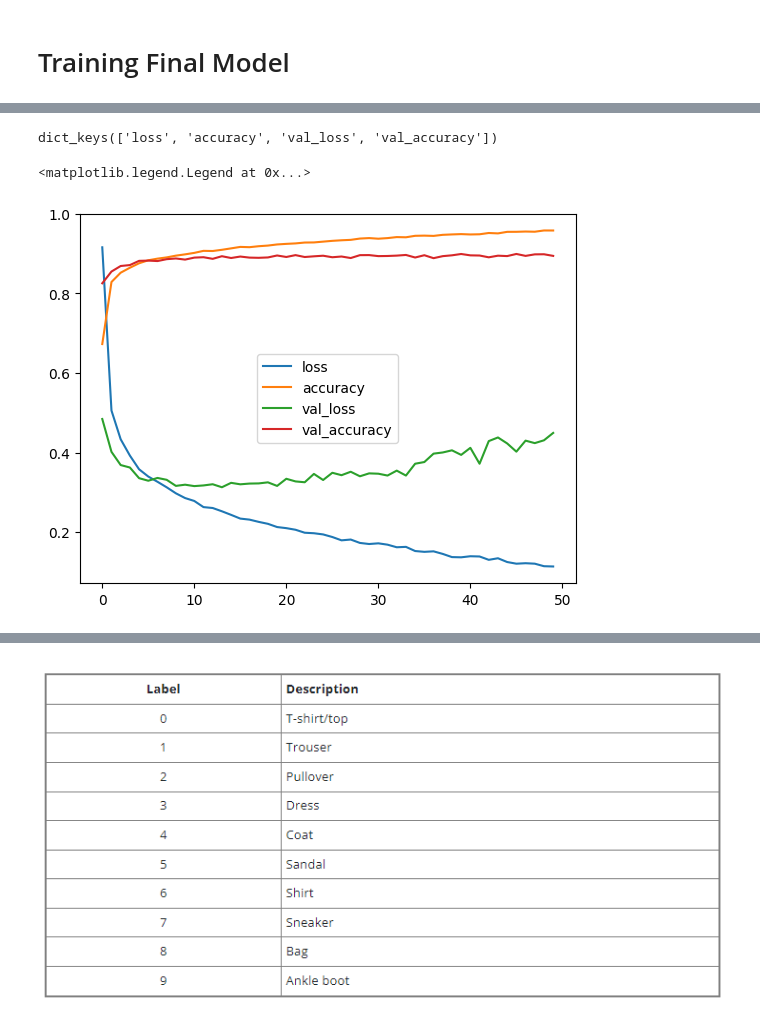
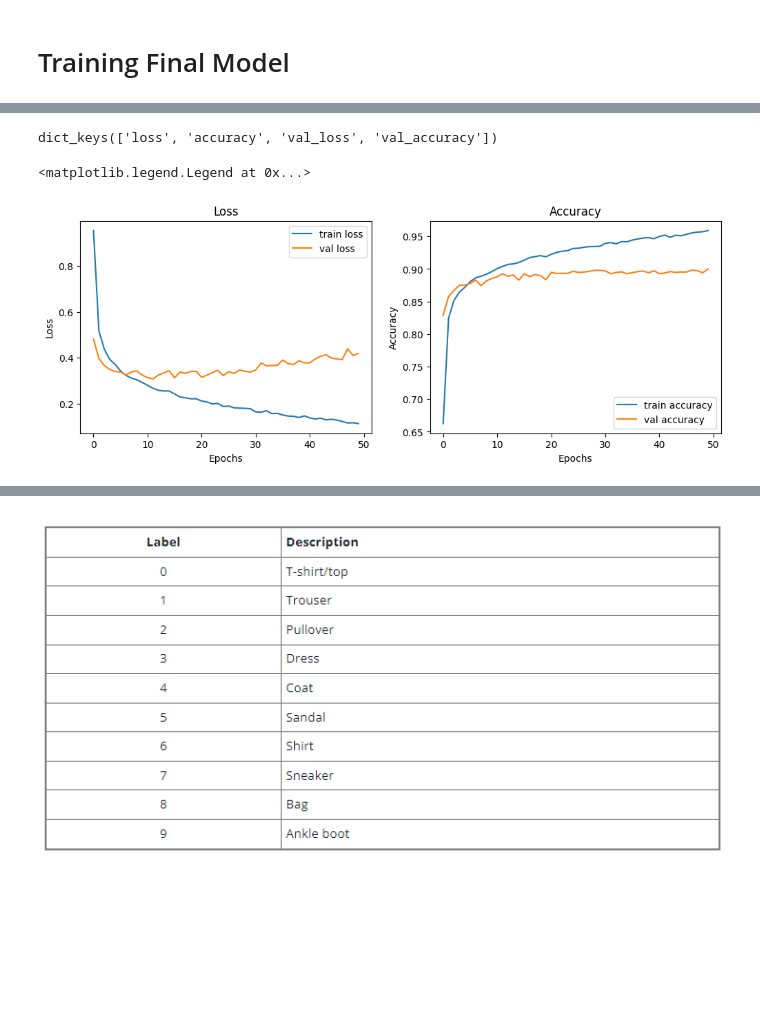
Before and after one commit to Bhanu-py/DL-assignments, a Jupyter notebook: ass1/main.ipynb, the cells around one changed output, grey strips where cells are left out. Drawn from its saved outputs; the diff is of its cells as text; code cells hidden in the pictures; blank space fills up the shorter version.

```diff
--- a/ass1/main.ipynb
+++ b/ass1/main.ipynb
@@ -682,8 +684,18 @@ Non-trainable params: 0 (0.00 Byte)
 _________________________________________________________________
 # %% [markdown]
 # Training Final Model
+# %%
+# load the data again
+(x_train, y_train), (x_test, y_test) = keras.datasets.fashion_mnist.load_data()
+# validation split
+x_train, x_val, y_train, y_val = train_test_split(x_train, y_train, test_size=0.2, random_state=42)
+# normalize the data
+x_train = x_train / 255.0
+x_test = x_test / 255.0
+x_val = x_val / 255.0
 # %%
 network = keras.models.Sequential()
+network.add(keras.layers.Flatten(input_shape=(28, 28)))
 network.add(keras.layers.Dense(512, activation='relu', input_shape=(28*28,)))
 network.add(keras.layers.Dense(512, activation='relu'))
 network.add(Dropout(0.4))
@@ -718,17 +730,35 @@ Epoch 50/50
 # %%
 # plot training and validation loss and accuracy
 
 history = network.history.history
 print(history.keys())
-plt.plot(history['loss'], label='loss')
-plt.plot(history['accuracy'], label='accuracy')
-plt.plot(history['val_loss'], label='val_loss')
-plt.plot(history['val_accuracy'], label='val_accuracy')
+# plt.plot(history['loss'], label='loss')
+# plt.plot(history['accuracy'], label='accuracy')
+# plt.plot(history['val_loss'], label='val_loss')
+# plt.plot(history['val_accuracy'], label='val_accuracy')
+# plt.legend()
+# in two subplots
+plt.figure(figsize=(12, 4))
+
+plt.subplot(1, 2, 1)
+plt.plot(history['loss'], label='train loss')
+plt.plot(history['val_loss'], label='val loss')
+plt.title('Loss')
+plt.xlabel('Epochs')
+plt.ylabel('Loss')
 plt.legend()
+
+plt.subplot(1, 2, 2)
+plt.plot(history['accuracy'], label='train accuracy')
+plt.plot(history['val_accuracy'], label='val accuracy')
+plt.title('Accuracy')
+plt.xlabel('Epochs')
+plt.ylabel('Accuracy')
+plt.legend()
 # %% [output]
 dict_keys(['loss', 'accuracy', 'val_loss', 'val_accuracy'])
 <matplotlib.legend.Legend at 0x...>
-[figure, old version]
+[figure, new version]
 # %%
 # evaluate the model
 test_loss, test_acc = network.evaluate(x_test, y_test)
```
Also changed, not shown: parts of 8 cells of this notebook.
